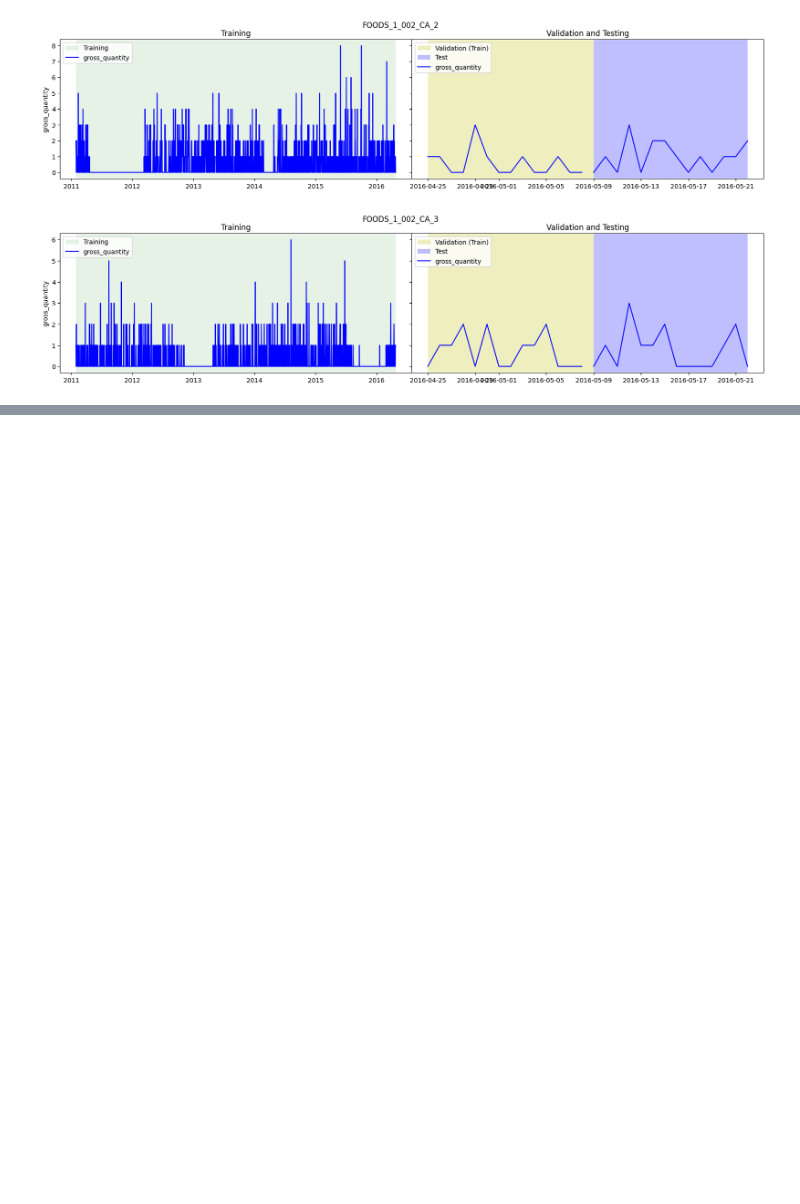
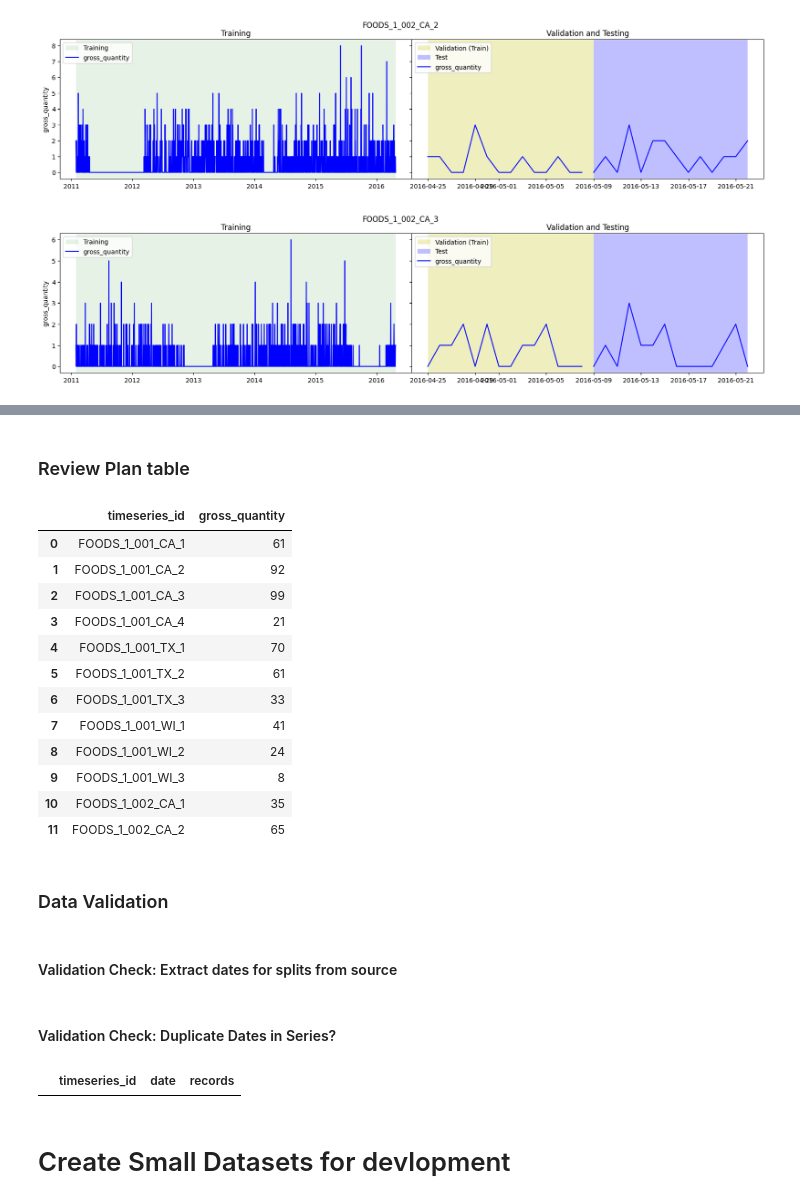
Before and after one commit to tottenjordan/vertex-forecas-repo, a Jupyter notebook: 02-m5-dataprep.ipynb, the cells around one changed output, grey strips where cells are left out. Drawn from its saved outputs; the diff is of its cells as text; code cells hidden in the pictures; blank space fills up the shorter version.

```diff
--- a/02-m5-dataprep.ipynb
+++ b/02-m5-dataprep.ipynb
@@ -575,0 +642,58 @@ forecast_granularity.lower()
+# %% [markdown]
+### Review Plan table
+# %%
+# BQ_PLAN_URI = f'{PROJECT_ID}.{BQ_DATASET}.{BQ_PLAN_TABLE}'
+
+query = f"""
+    SELECT
+        {SERIES_COLUMN},
+        #COUNTIF(splits='TRAIN') as TRAIN,
+        #COUNTIF(splits='VALIDATE') as VALIDATE,
+        #COUNTIF(splits='TEST') as TEST,
+        sum({TARGET_COLUMN}) as {TARGET_COLUMN}
+    FROM `{PROJECT_ID}.{BQ_DATASET}.{BQ_TABLE_PLAN}_source`
+    GROUP BY {SERIES_COLUMN}
+    ORDER BY {SERIES_COLUMN}
+"""
+splitCounts = bq_client.query(query).to_dataframe()
+splitCounts.head(viz_limit)
+# %% [output]
+|  | timeseries_id | gross_quantity |
+| 0 | FOODS_1_001_CA_1 | 61 |
+| 1 | FOODS_1_001_CA_2 | 92 |
+| 2 | FOODS_1_001_CA_3 | 99 |
+| 3 | FOODS_1_001_CA_4 | 21 |
+| 4 | FOODS_1_001_TX_1 | 70 |
+| 5 | FOODS_1_001_TX_2 | 61 |
+| 6 | FOODS_1_001_TX_3 | 33 |
+| 7 | FOODS_1_001_WI_1 | 41 |
+| 8 | FOODS_1_001_WI_2 | 24 |
+| 9 | FOODS_1_001_WI_3 | 8 |
+| 10 | FOODS_1_002_CA_1 | 35 |
+| 11 | FOODS_1_002_CA_2 | 65 |
+# %% [markdown]
+### Data Validation
+# %% [markdown]
+#### Validation Check: Extract dates for splits from source
+# %% [markdown]
+#### Validation Check: Duplicate Dates in Series?
+# %%
+query = f"""
+    WITH
+        DAYS AS (
+            SELECT
+                {SERIES_COLUMN},
+                {TIME_COLUMN},
+                count(*) as records
+            FROM `{PROJECT_ID}.{BQ_DATASET}.{BQ_TABLE_PLAN}_source`
+            GROUP BY {SERIES_COLUMN}, {TIME_COLUMN}
+        )
+    SELECT *
+    FROM DAYS
+    WHERE records > 1
+"""
+bq_client.query(query).to_dataframe()
+# %% [output]
+|  | timeseries_id | date | records |
+# %% [markdown]
+# Create Small Datasets for devlopment
```
Also changed, not shown: parts of 19 cells of this notebook, 1 other file.
